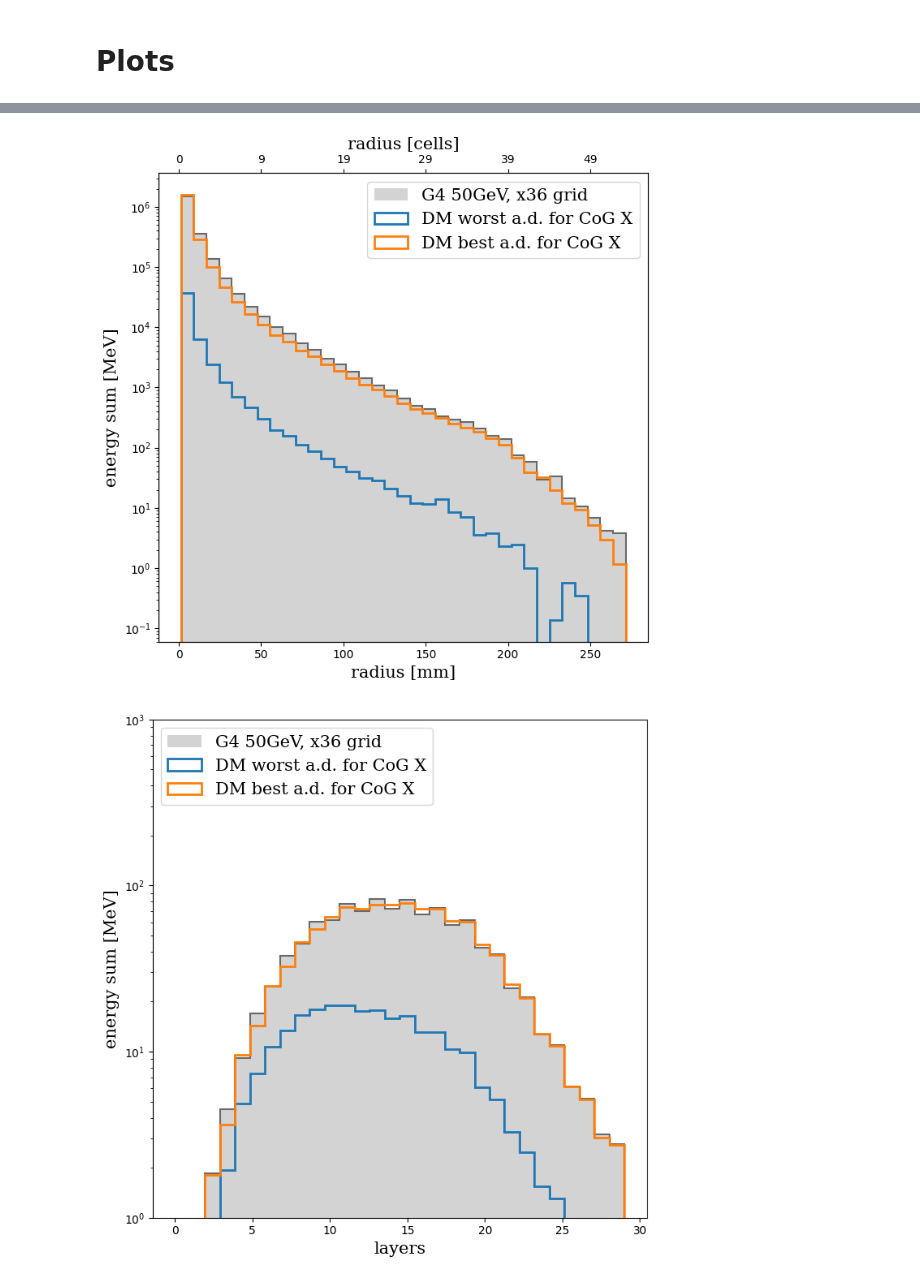
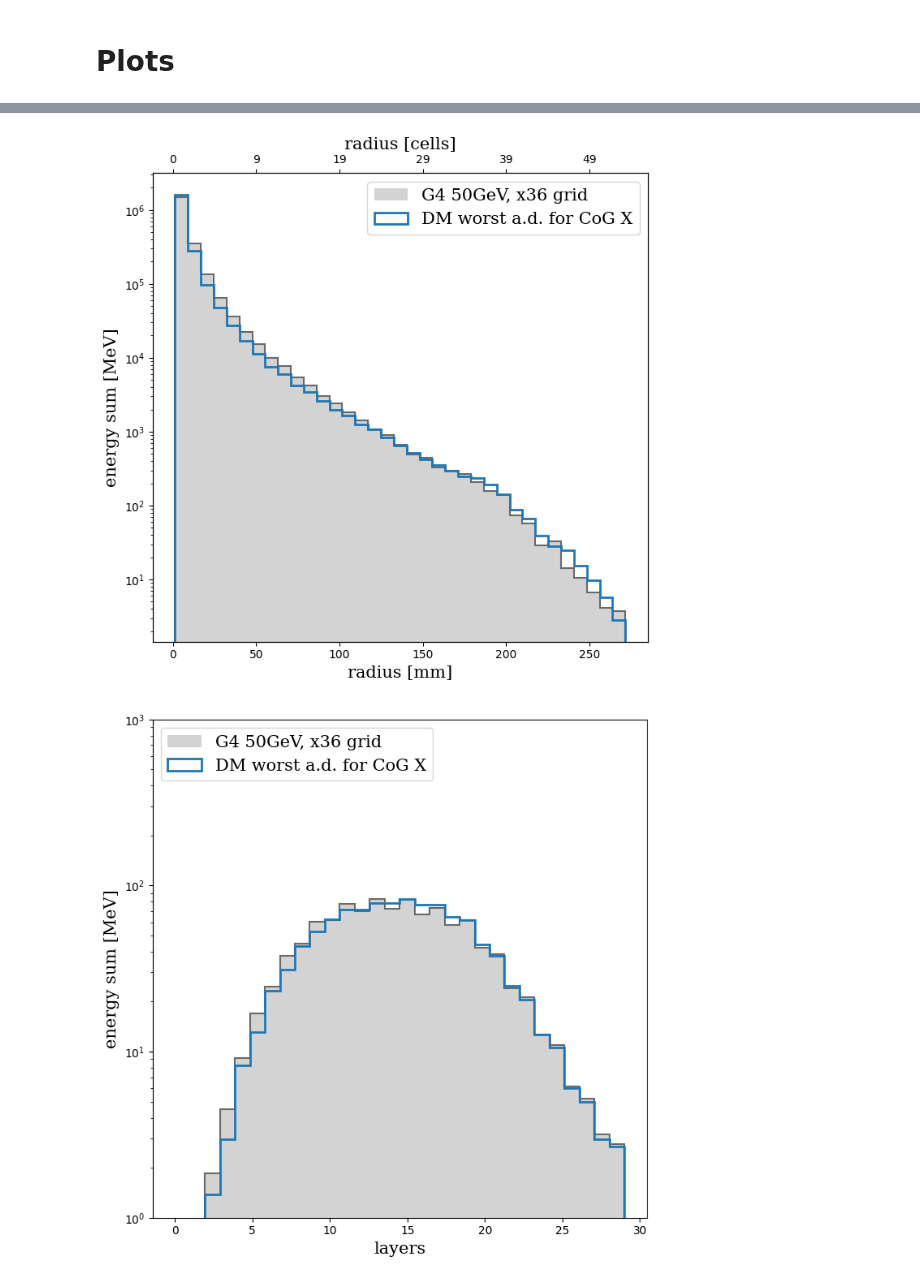
Before and after one commit to FLC-QU-hep/CaloClouds-3, a Jupyter notebook: validation.ipynb, the cells around one changed output, grey strips where cells are left out. Saved outputs shown, nothing was run; the diff lists cells and outputs as text; code cells hidden in the pictures.

```diff
--- a/validation.ipynb
+++ b/validation.ipynb
@@ -348,3 +402,8 @@ def gen_showers_batch(e_min, e_max, num=2000, bs=32):
 # %%
-fake_showers = gen_showers_batch(10, 90, 2000)
+s_t = time.time()
+fake_showers = gen_showers_batch(50, 50, 2000, bs=64)
+print(fake_showers.shape)
+t = time.time() - s_t
+print(t)
+print('time per shower: ', t / 2000)
 # %% [output]
@@ -352,5 +413,5 @@ KeyboardInterrupt:
 # %%
-%%timeit
-with torch.no_grad():
-    fake_showers = get_shower(4000, 50, 50)
+# %%timeit
+# with torch.no_grad():
+#     fake_showers = get_shower(4000, 50, 50)
 # %% [output]
@@ -449,7 +510,8 @@ events_fake_2 = get_projections(fake_showers_2, MAP, layer_bottom_pos)
 # %%
-get_plots(events, [events_fake, events_fake_2],
+# get_plots(events, [events_fake, events_fake_2],
+get_plots(events, [events_fake],
           labels = ['G4 50GeV, x36 grid', 'DM worst a.d. for CoG X', 'DM best a.d. for CoG X', 'DM']
          )
 # %% [output]
-[figure, old version]
+[figure, new version]
-[figure, old version]
+[figure, new version]
```
Also changed, not shown: parts of 11 cells of this notebook.
